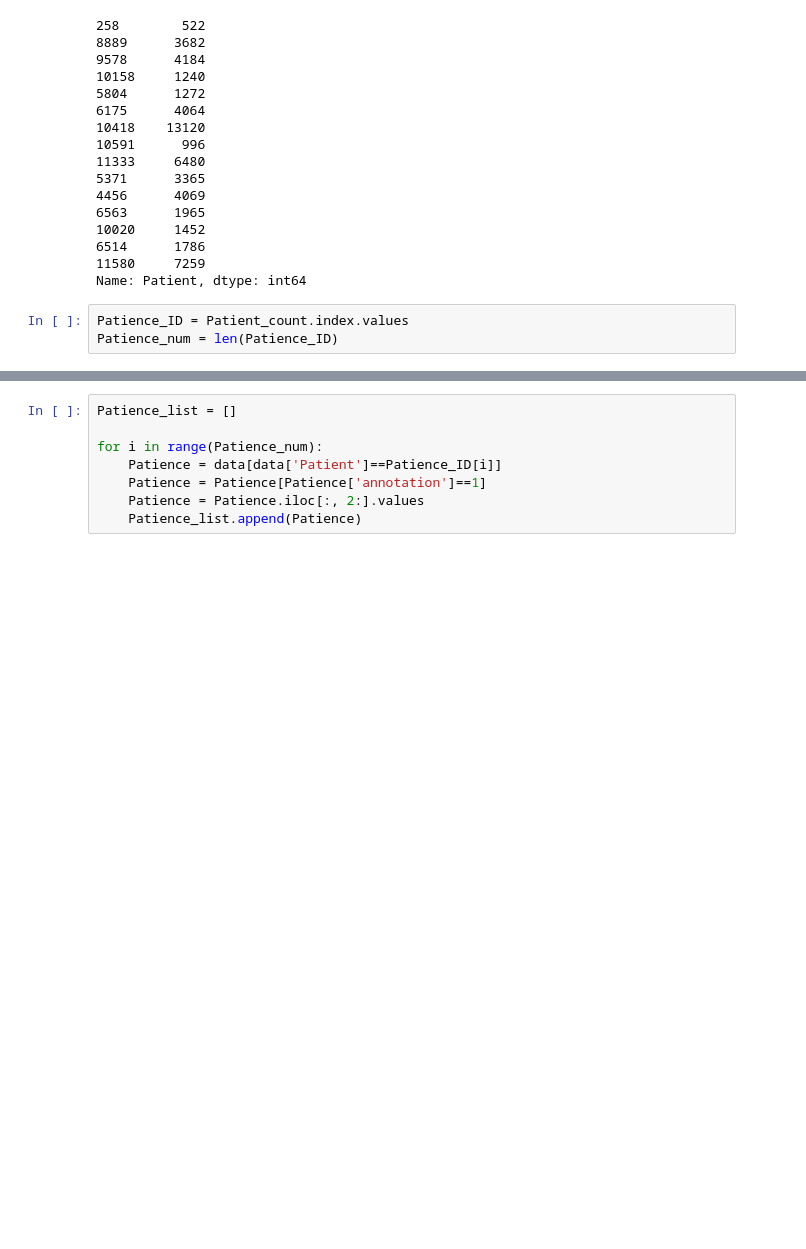
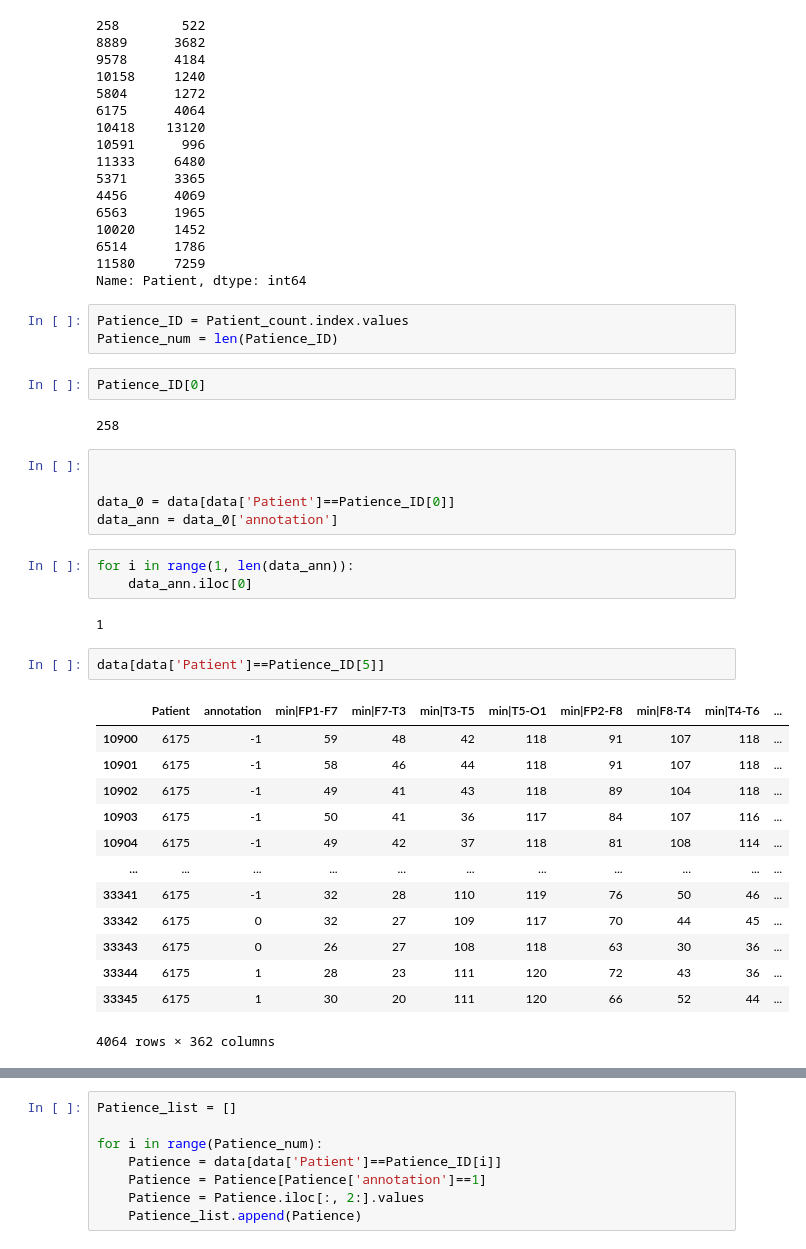
Before and after one commit to Hong-01/EE4C12-Epileptic-Seizure-Detection-using-EEG, a Jupyter notebook: Cluster.ipynb, the cells around one changed output, grey strips where cells are left out. Cells and saved outputs as stored; diff of their text form; blank space fills up the shorter version.

```diff
--- a/Cluster.ipynb
+++ b/Cluster.ipynb
@@ -52,3 +52,33 @@ Name: Patient, dtype: int64
 # %%
 Patience_ID = Patient_count.index.values
 Patience_num = len(Patience_ID)
+# %%
+Patience_ID[0]
+# %% [output]
+258
+# %%
+
+
+data_0 = data[data['Patient']==Patience_ID[0]]
+data_ann = data_0['annotation']
+# %%
+for i in range(1, len(data_ann)):
+    data_ann.iloc[0]
+# %% [output]
+1
+# %%
+data[data['Patient']==Patience_ID[5]]
+# %% [output]
+|  | Patient | annotation | min|FP1-F7 | min|F7-T3 | min|T3-T5 | min|T5-O1 | min|FP2-F8 | min|F8-T4 | min|T4-T6 | ... |
+| 10900 | 6175 | -1 | 59 | 48 | 42 | 118 | 91 | 107 | 118 | ... |
+| 10901 | 6175 | -1 | 58 | 46 | 44 | 118 | 91 | 107 | 118 | ... |
+| 10902 | 6175 | -1 | 49 | 41 | 43 | 118 | 89 | 104 | 118 | ... |
+| 10903 | 6175 | -1 | 50 | 41 | 36 | 117 | 84 | 107 | 116 | ... |
+| 10904 | 6175 | -1 | 49 | 42 | 37 | 118 | 81 | 108 | 114 | ... |
+| ... | ... | ... | ... | ... | ... | ... | ... | ... | ... | ... |
+| 33341 | 6175 | -1 | 32 | 28 | 110 | 119 | 76 | 50 | 46 | ... |
+| 33342 | 6175 | 0 | 32 | 27 | 109 | 117 | 70 | 44 | 45 | ... |
+| 33343 | 6175 | 0 | 26 | 27 | 108 | 118 | 63 | 30 | 36 | ... |
+| 33344 | 6175 | 1 | 28 | 23 | 111 | 120 | 72 | 43 | 36 | ... |
+| 33345 | 6175 | 1 | 30 | 20 | 111 | 120 | 66 | 52 | 44 | ... |
+4064 rows × 362 columns
```
Also changed, not shown: parts of 3 cells of this notebook.
